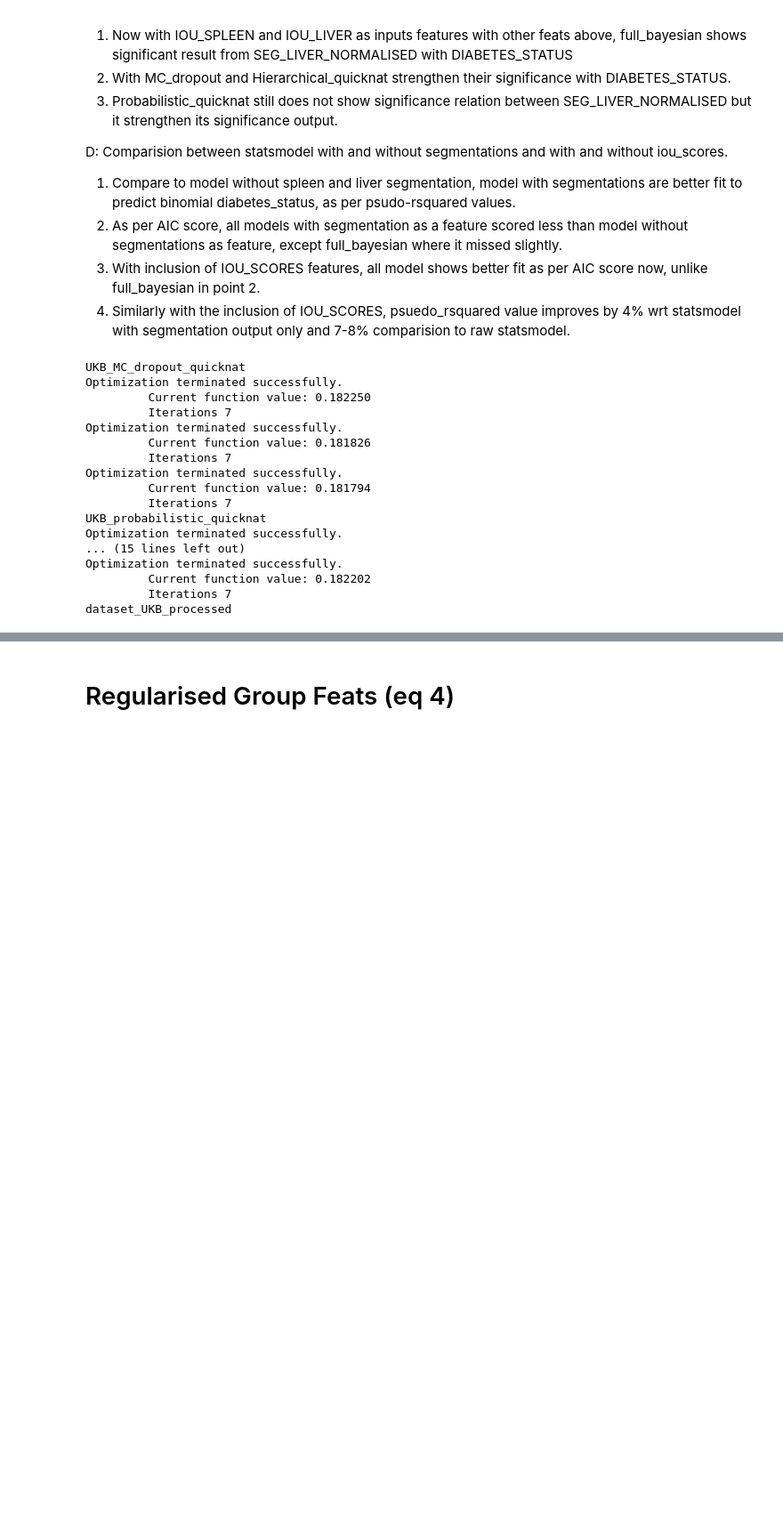
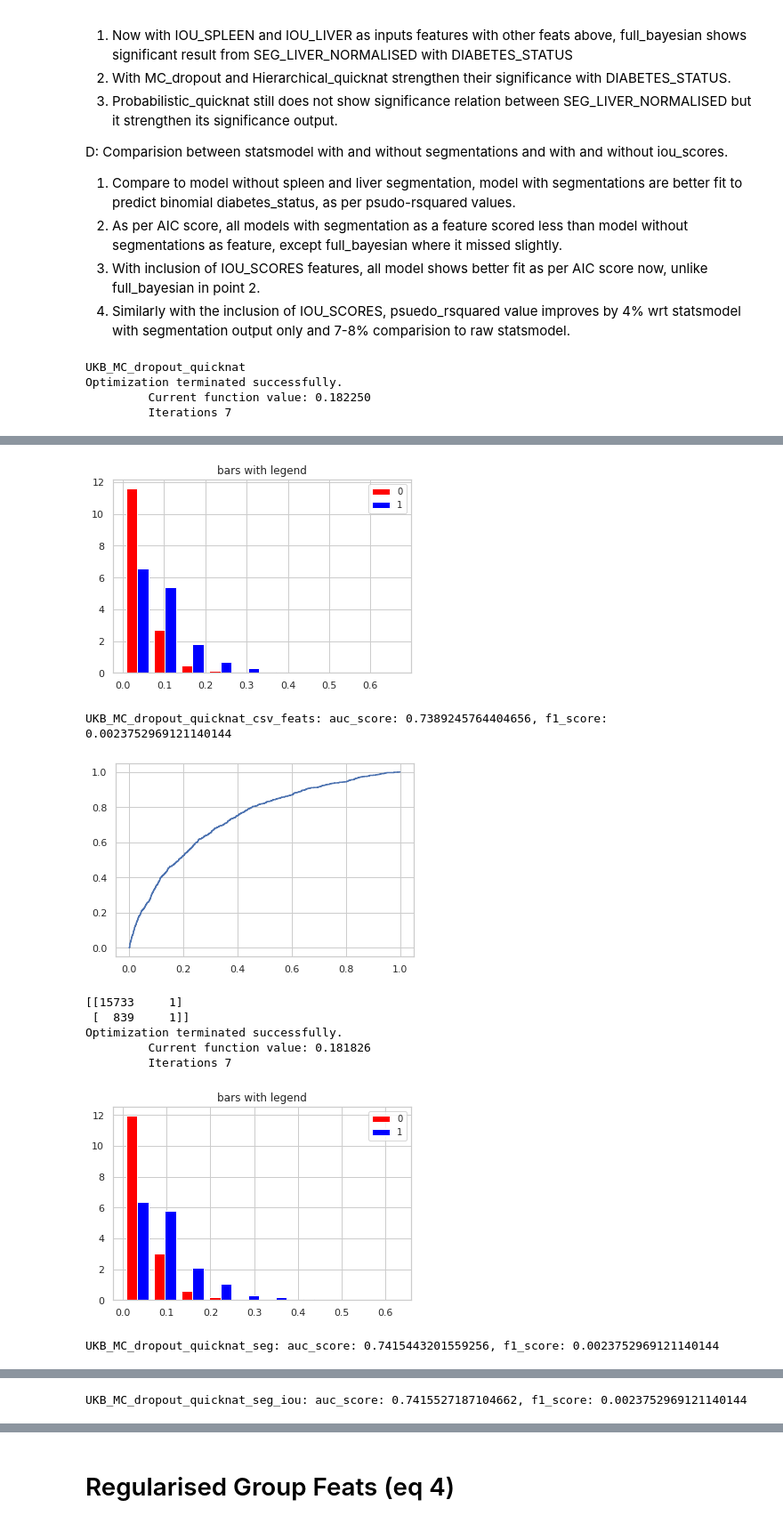
Before and after one commit to jyotirmay123/BNN-for-Uncertainty-Estimation-of-Imaging-Biomarkers, a Jupyter notebook: diabetes_classification.ipynb, the cells around one changed output, grey strips where cells are left out. Shown at 89% size. Saved outputs shown, nothing was run; the diff lists cells and outputs as text; code cells hidden in the pictures; blank space fills up the shorter version.

```diff
--- a/diabetes_classification.ipynb
+++ b/diabetes_classification.ipynb
@@ -555,24 +689,35 @@ for model, df in dfs_ukb.items():
     target_col = 'diabetes_status'
 
 #     Equation 1 process
-    p_values, statsmodel = discrete_group_feature_stats(basic_feats, df, target_col, ['sex'], True)
+    p_values, statsmodel, y_yp = discrete_group_feature_stats(basic_feats, df, target_col, ['sex'], True)
+    auc_score, f1_score = auc_roc(y_yp, f'{model}_csv_feats')
     dicts[model][target_col] = p_values
+    dicts[model][target_col]['auc'] = auc_score
+    dicts[model][target_col]['f1'] = f1_score
 
 #     Equation 2 process
     feats = basic_feats + [ 'seg_spleen_normalised', 'seg_liver_normalised']
-    p_values, statsmodel = discrete_group_feature_stats(feats, df, target_col, ['sex'], True)
+    p_values, statsmodel, y_yp = discrete_group_feature_stats(feats, df, target_col, ['sex'], True)
+    auc_score, f1_score = auc_roc(y_yp, f'{model}_seg')
     dicts[model][target_col+'_with_seg_volumes'] = p_values
+    dicts[model][target_col+'_with_seg_volumes']['auc'] = auc_score
+    dicts[model][target_col+'_with_seg_volumes']['f1'] = f1_score
 
 #     Equation 3 process
     feats = basic_feats + [ 'seg_spleen_normalised', 'seg_liver_normalised', 'iou_spleen', 'iou_liver']
-    p_values, statsmodel = discrete_group_feature_stats(feats, df, target_col, ['sex'], True)
+    p_values, statsmodel, y_yp = discrete_group_feature_stats(feats, df, target_col, ['sex'], True)
+    auc_score, f1_score = auc_roc(y_yp, f'{model}_seg_iou')
     dicts[model][target_col+'_with_seg_and_iou'] = p_values
+    dicts[model][target_col+'_with_seg_and_iou']['auc'] = auc_score
+    dicts[model][target_col+'_with_seg_and_iou']['f1'] = f1_score
 
     #     Equation 4.0 process
     feats = basic_feats + [ 'seg_spleen_normalised', 'seg_liver_normalised']
-    p_values, statsmodel = discrete_weighted_group_feats(df, target_col, feats, 'iou_mean')
-    dicts[model][target_col+'_reg_iou_mean'] = p_values
-
+    p_values, statsmodel, y_yp = discrete_weighted_group_feats(df, target_col, feats, 'iou_mean', class_freq=[15000, 1000])
+    auc_score, f1_score = auc_roc(y_yp, f'{model}_csv_feats')
+    dicts[model][target_col+'_seg_reg_iou'] = p_values
+    dicts[model][target_col+'_seg_reg_iou']['auc'] = auc_score
+    dicts[model][target_col+'_seg_reg_iou']['f1'] = f1_score
 # #     Equation 4.1 process
 #     feats = basic_feats + [ 'seg_spleen_normalised']
 #     p_values, statsmodel = discrete_weighted_group_feats(df, target_col, feats, 'iou_spleen')
@@ -591,16 +736,3 @@ UKB_MC_dropout_quicknat
 Optimization terminated successfully.
          Current function value: 0.182250
          Iterations 7
-Optimization terminated successfully.
-         Current function value: 0.181826
-         Iterations 7
-Optimization terminated successfully.
-         Current function value: 0.181794
-         Iterations 7
-UKB_probabilistic_quicknat
-Optimization terminated successfully.
-... (15 lines left out)
-Optimization terminated successfully.
-         Current function value: 0.182202
-         Iterations 7
-dataset_UKB_processed
@@ -619,0 +739,10 @@ dataset_UKB_processed
+[figure, added]
+UKB_MC_dropout_quicknat_csv_feats: auc_score: 0.7389245764404656, f1_score: 0.0023752969121140144
+[figure, added]
+[[15733     1]
+ [  839     1]]
+Optimization terminated successfully.
+         Current function value: 0.181826
+         Iterations 7
+[figure, added]
+UKB_MC_dropout_quicknat_seg: auc_score: 0.7415443201559256, f1_score: 0.0023752969121140144
@@ -619,0 +756 @@ dataset_UKB_processed
+UKB_MC_dropout_quicknat_seg_iou: auc_score: 0.7415527187104662, f1_score: 0.0023752969121140144
```
Also changed, not shown: parts of 14 cells of this notebook, 10 other files.
